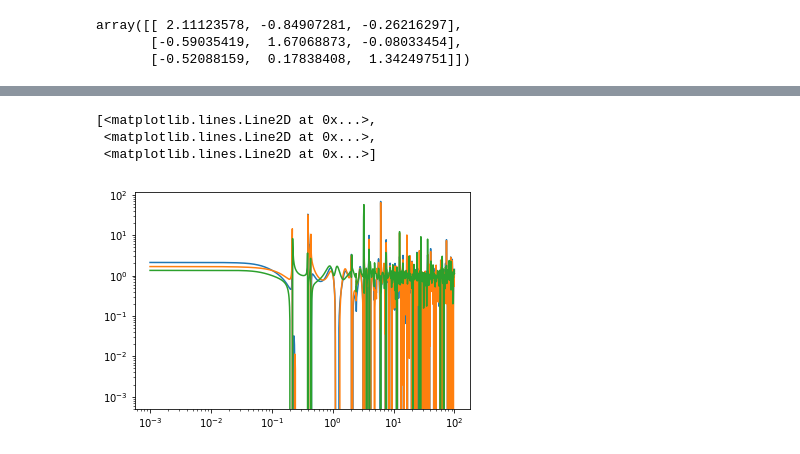
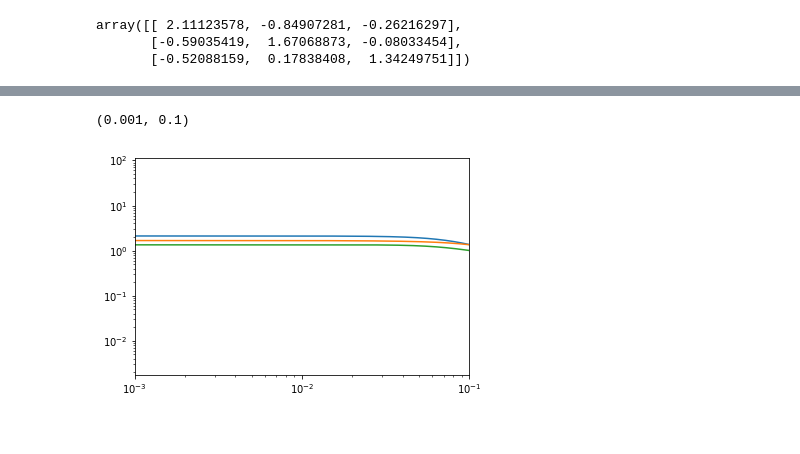
Before and after one commit to WillemASmit/CBT700---Project, a Jupyter notebook: Process Model Description and Information/Frequency_Response_Analysis.ipynb, the cells around one changed output, grey strips where cells are left out. Drawn from its saved outputs; the diff is of its cells as text; code cells hidden in the pictures.

```diff
--- a/Process Model Description and Information/Frequency_Response_Analysis.ipynb
+++ b/Process Model Description and Information/Frequency_Response_Analysis.ipynb
@@ -151,8 +164,7 @@ array([[-1.13275232,  2.6556345 , -0.52288218],
 RGA_numbers = [utils.RGA(G(s)).diagonal() for s in omega*1j]
 # %%
 plt.loglog(omega, RGA_numbers)
+plt.xlim([0.001, 0.1])
 # %% [output]
-[<matplotlib.lines.Line2D at 0x...>,
- <matplotlib.lines.Line2D at 0x...>,
- <matplotlib.lines.Line2D at 0x...>]
+(0.001, 0.1)
-[figure, old version]
+[figure, new version]
```
Also changed, not shown: parts of 10 cells of this notebook, 38 other files.
